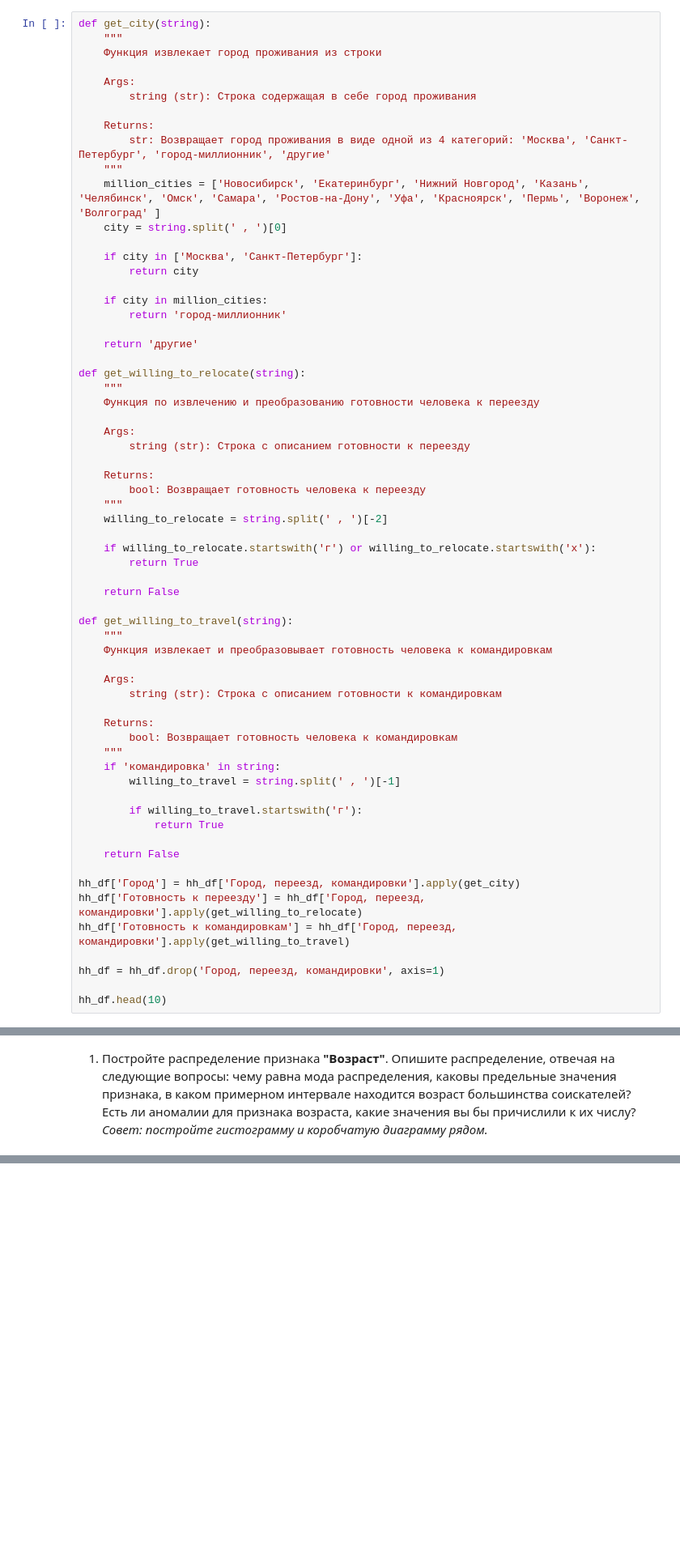
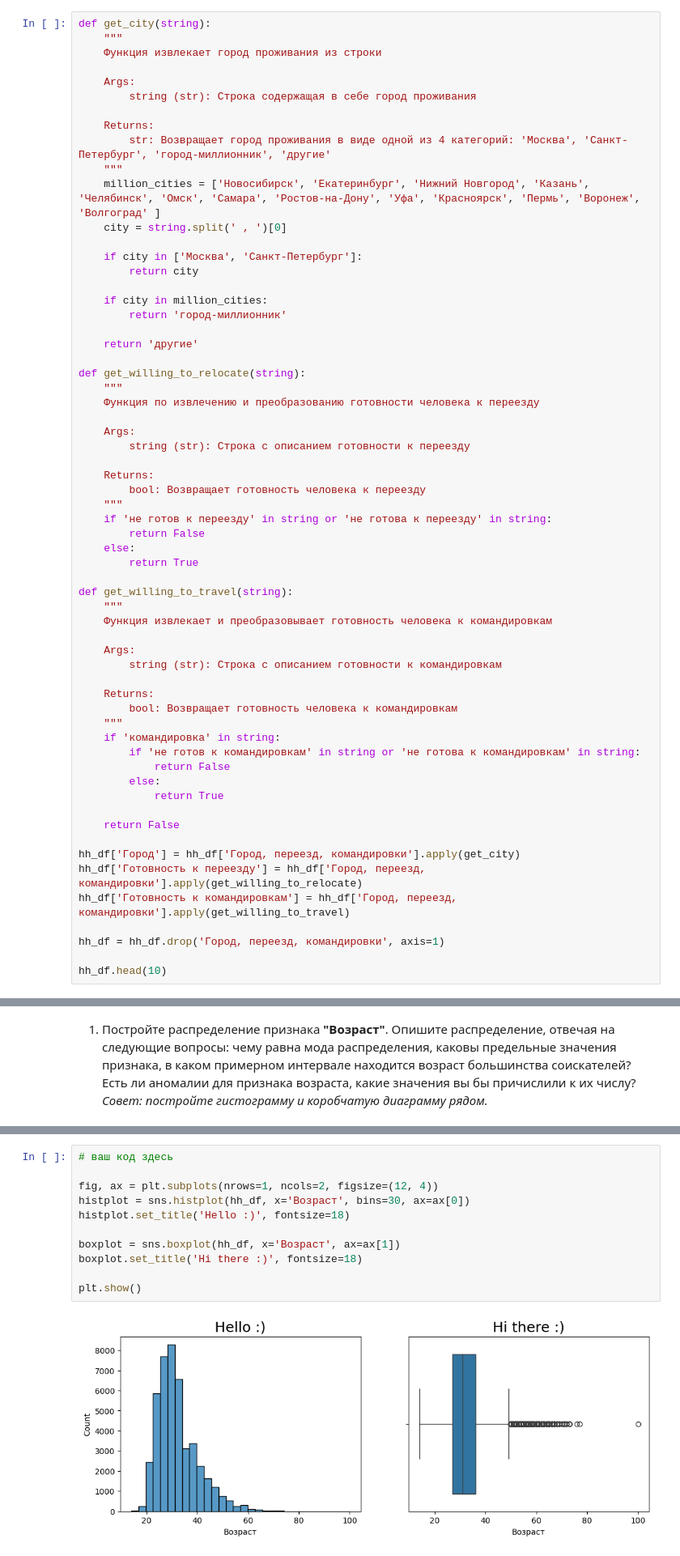
Before and after one commit to feelingcxld/SkillFactory, a Jupyter notebook: HeadHunterResumeAnalysis/hh_resume_analysis.ipynb, the cells around one changed output, grey strips where cells are left out. Shown at 81% size. Cells and saved outputs as stored; diff of their text form; blank space fills up the shorter version.

```diff
--- a/HeadHunterResumeAnalysis/hh_resume_analysis.ipynb
+++ b/HeadHunterResumeAnalysis/hh_resume_analysis.ipynb
@@ -296,12 +296,10 @@ def get_willing_to_relocate(string):
     Returns:
         bool: Возвращает готовность человека к переезду
     """
-    willing_to_relocate = string.split(' , ')[-2]
-
-    if willing_to_relocate.startswith('г') or willing_to_relocate.startswith('х'):
+    if 'не готов к переезду' in string or 'не готова к переезду' in string:
+        return False
+    else:
         return True
-
-    return False
 
 def get_willing_to_travel(string):
     """
@@ -314,9 +312,9 @@ def get_willing_to_travel(string):
         bool: Возвращает готовность человека к командировкам
     """
     if 'командировка' in string:
-        willing_to_travel = string.split(' , ')[-1]
-
-        if willing_to_travel.startswith('г'):
+        if 'не готов к командировкам' in string or 'не готова к командировкам' in string:
+            return False
+        else:
             return True
 
     return False
@@ -444,3 +485,16 @@ hh_df.head()
+# %%
+# ваш код здесь
+
+fig, ax = plt.subplots(nrows=1, ncols=2, figsize=(12, 4))
+histplot = sns.histplot(hh_df, x='Возраст', bins=30, ax=ax[0])
+histplot.set_title('Hello :)', fontsize=18)
+
+boxplot = sns.boxplot(hh_df, x='Возраст', ax=ax[1])
+boxplot.set_title('Hi there :)', fontsize=18)
+
+plt.show()
+# %% [output]
+[figure, added]
 # %% [markdown]
 ваши выводы по графику здесь
 # %% [markdown]
```
Also changed, not shown: parts of 5 cells of this notebook.
